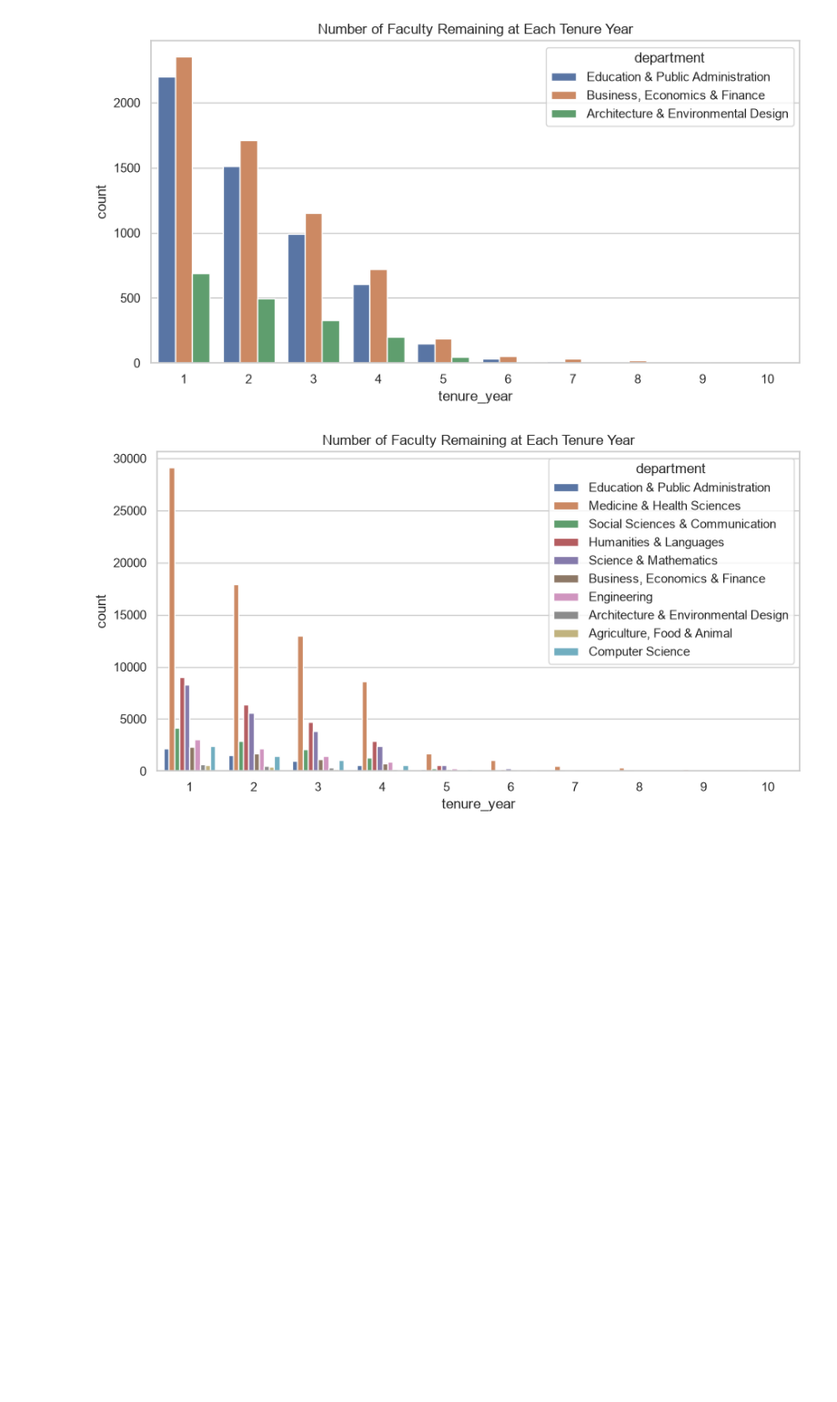
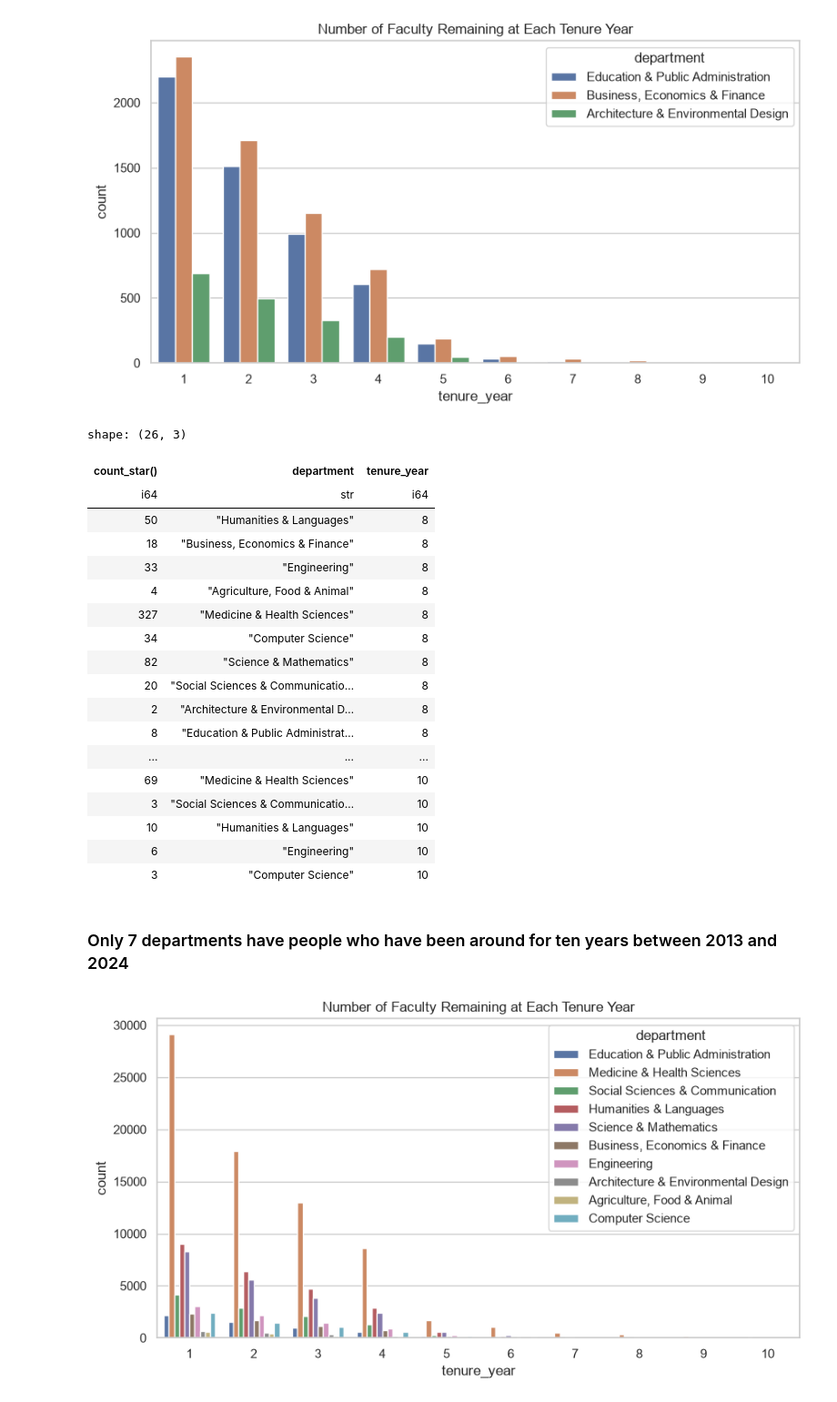
Before and after one commit to CSC4693-Fall-2026/CSC4693, a Jupyter notebook: Faculty/analyze_faculty.ipynb, the cells around one changed output. Shown at 91% size. Drawn from its saved outputs; the diff is of its cells as text; code cells hidden in the pictures; blank space fills up the shorter version.

```diff
--- a/Faculty/analyze_faculty.ipynb
+++ b/Faculty/analyze_faculty.ipynb
@@ -133,6 +138,38 @@ plt.title("Number of Faculty Remaining at Each Tenure Year")
 plt.show()
 # %% [output]
 [figure]
+# %%
+pl.Config.set_tbl_rows(26)
+
+duckdb.sql("""
+SELECT COUNT(*), department, tenure_year
+FROM pay_trajectory -- weird_data
+WHERE tenure_year > 7
+GROUP BY department, tenure_year
+ORDER BY tenure_year
+""").pl()
+# %% [output]
+shape: (26, 3)
+| count_star() | department | tenure_year |
+| i64 | str | i64 |
+| 50 | "Humanities & Languages" | 8 |
+| 18 | "Business, Economics & Finance" | 8 |
+| 33 | "Engineering" | 8 |
+| 4 | "Agriculture, Food & Animal" | 8 |
+| 327 | "Medicine & Health Sciences" | 8 |
+| 34 | "Computer Science" | 8 |
+| 82 | "Science & Mathematics" | 8 |
+| 20 | "Social Sciences & Communicatio… | 8 |
+| 2 | "Architecture & Environmental D… | 8 |
+| 8 | "Education & Public Administrat… | 8 |
+| ... | ... | ... |
+| 69 | "Medicine & Health Sciences" | 10 |
+| 3 | "Social Sciences & Communicatio… | 10 |
+| 10 | "Humanities & Languages" | 10 |
+| 6 | "Engineering" | 10 |
+| 3 | "Computer Science" | 10 |
+# %% [markdown]
+### Only 7 departments have people who have been around for ten years between 2013 and 2024
 # %%
 # With all departments
 
```
Also changed, not shown: parts of 1 cell of this notebook.
